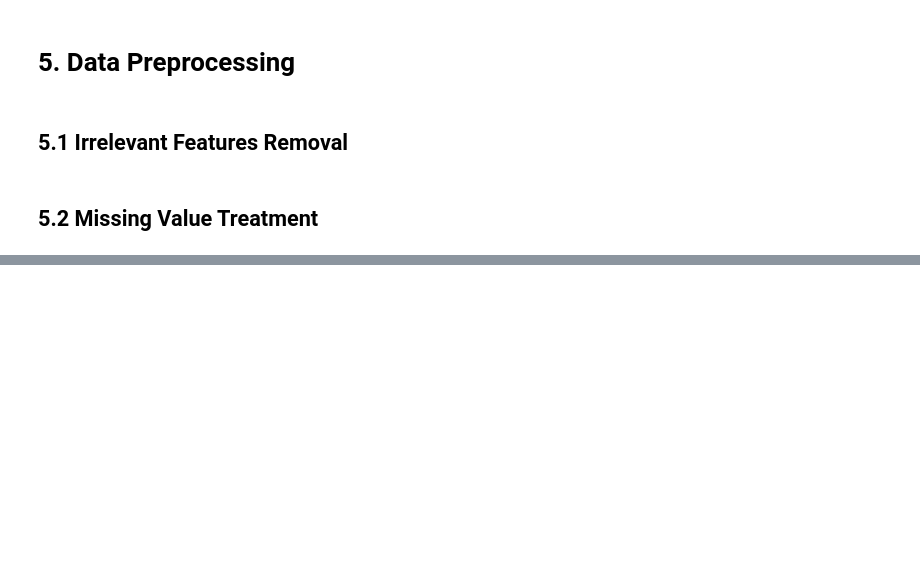
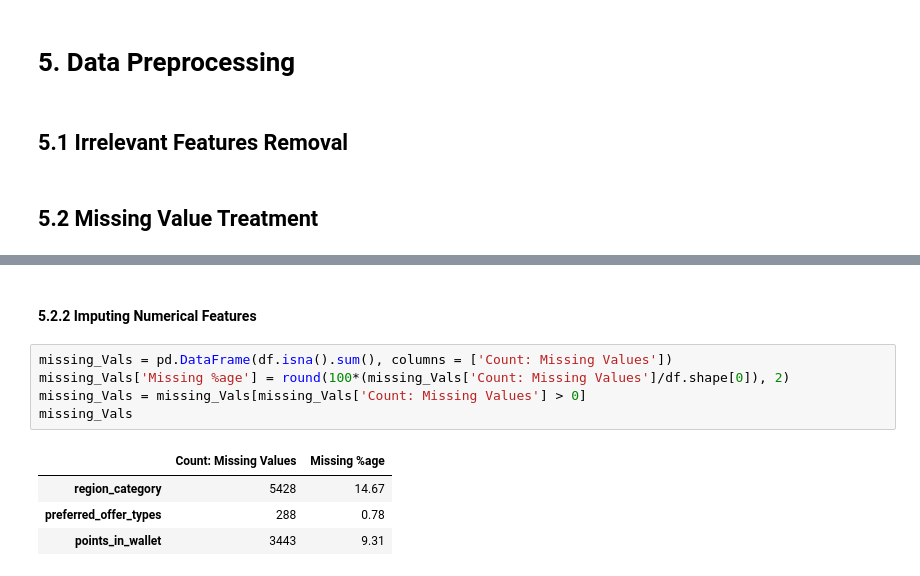
Before and after one commit to AshutoshsinghIndore/customer-churn-model, a Jupyter notebook: Notebook/Notebook.ipynb, the cells around one changed output, grey strips where cells are left out. Drawn from its saved outputs; the diff is of its cells as text; blank space fills up the shorter version.

```diff
--- a/Notebook/Notebook.ipynb
+++ b/Notebook/Notebook.ipynb
@@ -437,0 +466,12 @@ __Inferences:__
+# %% [markdown]
+#### 5.2.2 Imputing Numerical Features
+# %%
+missing_Vals = pd.DataFrame(df.isna().sum(), columns = ['Count: Missing Values'])
+missing_Vals['Missing %age'] = round(100*(missing_Vals['Count: Missing Values']/df.shape[0]), 2)
+missing_Vals = missing_Vals[missing_Vals['Count: Missing Values'] > 0]
+missing_Vals
+# %% [output]
+|  | Count: Missing Values | Missing %age |
+| region_category | 5428 | 14.67 |
+| preferred_offer_types | 288 | 0.78 |
+| points_in_wallet | 3443 | 9.31 |
```
Also changed, not shown: parts of 5 cells of this notebook.
